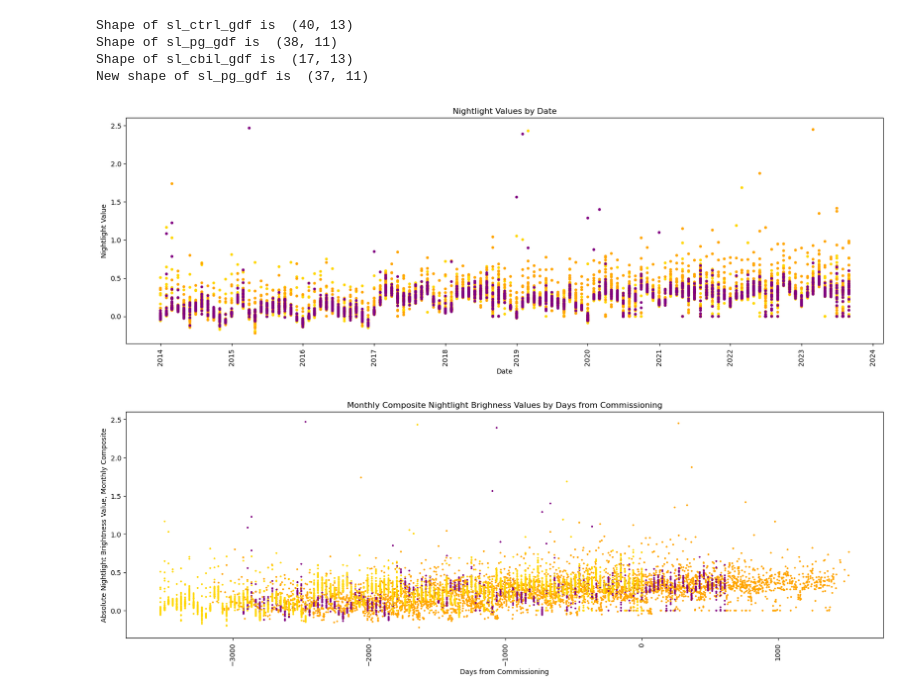
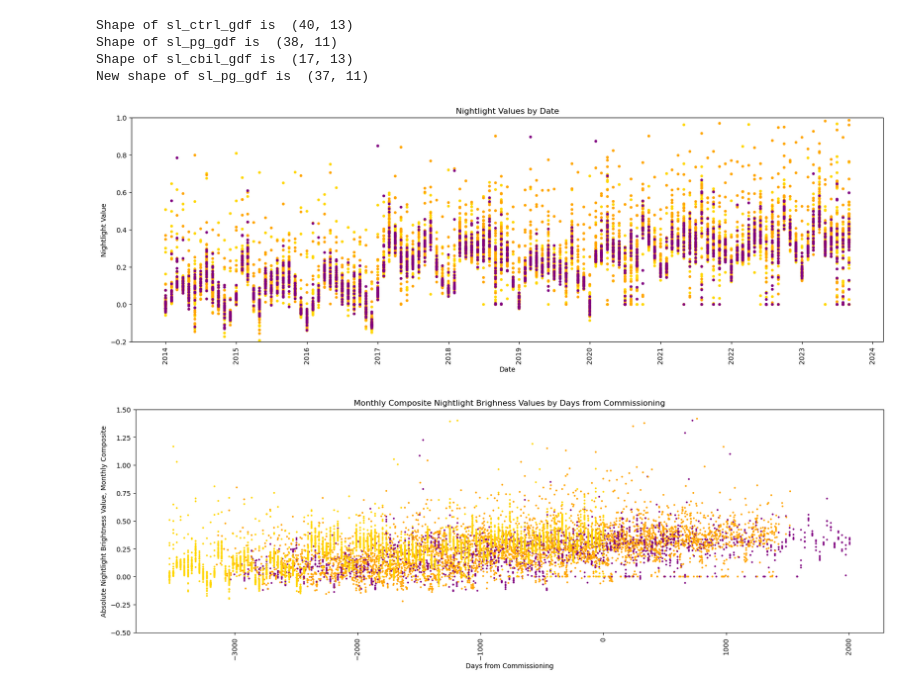
Before and after one commit to geohai/mini-grid-nightlights, a Jupyter notebook: 2_GetNightlightValues.ipynb, the cells around one changed output. Saved outputs shown, nothing was run; the diff lists cells and outputs as text; code cells hidden in the pictures.

```diff
--- a/2_GetNightlightValues.ipynb
+++ b/2_GetNightlightValues.ipynb
@@ -308,3 +341,7 @@ df
 # %%
 # write df to csv
 df.to_csv('data/nightlight_values.csv', index=False)
+# %%
+# read back in df
+import pandas as pd
+df = pd.read_csv('data/nightlight_values.csv')
@@ -323,9 +363,11 @@ colors = {'Control': 'gold', 'PowerGen': 'orange', 'CBIL': 'purple'}
 plt.scatter(df['image_datetime'], df['image_value'], s=10, c=df['site_type'].apply(lambda x: colors[x]))
 # rotate the x axis labels
 plt.xticks(rotation=90)
+# set the y max to 1.0
+plt.ylim(-0.2, 1.0)
 plt.show()
 # %% [output]
-[figure, old version]
+[figure, new version]
 # %%
 # figure out which sites have image_values of higher than 2
 outliers = df[df['image_value'] > 3]
@@ -339,23 +381,24 @@ df = df[~df['site_name'].isin(['Pepel', 'Kainkordu', 'Roten'])]
 # %%
 # create column that takes the difference between image_datetime and datetime_commissioned
 df.loc[df['site_type'] == 'Control', 'date_commissioned'] = '2023-09-01'
 df['datetime_commissioned'] = pd.to_datetime(df['date_commissioned'])
+df['image_datetime'] = pd.to_datetime(df['image_date'])
 df['time_diff'] = (df['image_datetime'] - df['datetime_commissioned']).dt.days
-
+# print(df)
 # plot the image_values by time_diff with a different color for each site_type
 plt.figure(figsize=(20,6))
 plt.title('Monthly Composite Nightlight Brighness Values by Days from Commissioning')
 plt.xlabel('Days from Commissioning')
 plt.ylabel('Absolute Nightlight Brightness Value, Monthly Composite')
 # create a scatter plot with different colors for each site type
 colors = {'Control': 'gold', 'PowerGen': 'orange', 'CBIL': 'purple'}
 plt.scatter(df['time_diff'], df['image_value'], s=3, c=df['site_type'].apply(lambda x: colors[x]))
 # rotate the x axis labels
 plt.xticks(rotation=90)
+plt.ylim(-0.5, 1.5)
 plt.show()
 # set y-axis limit to 1.5
-plt.ylim(-0.5, 1.5)
 # %% [output]
-[figure, old version]
+[figure, new version]
 # %%
 m
```
Also changed, not shown: parts of 10 cells of this notebook, 1 other file.
